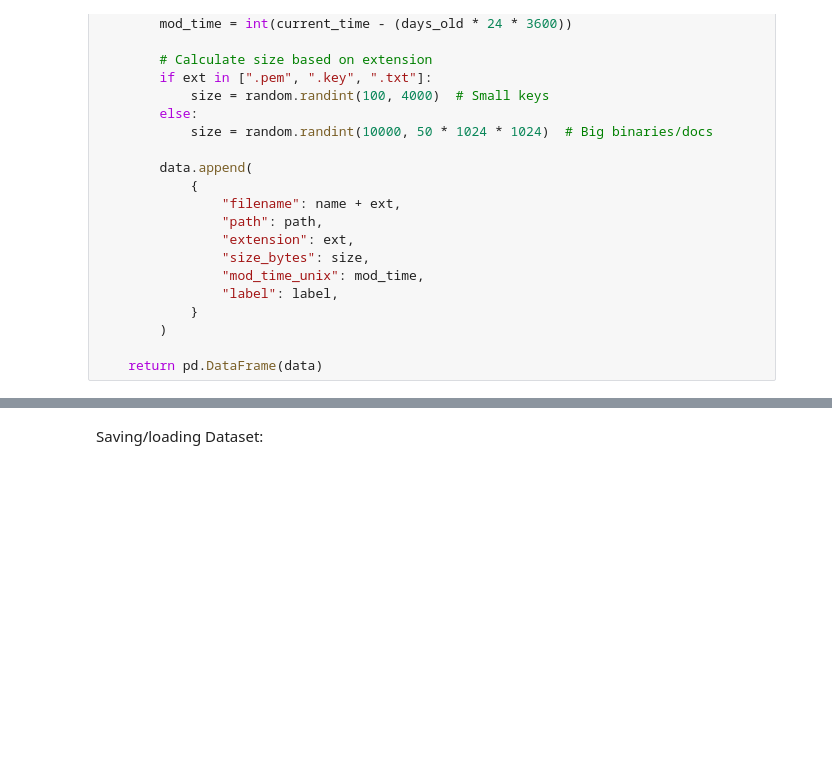
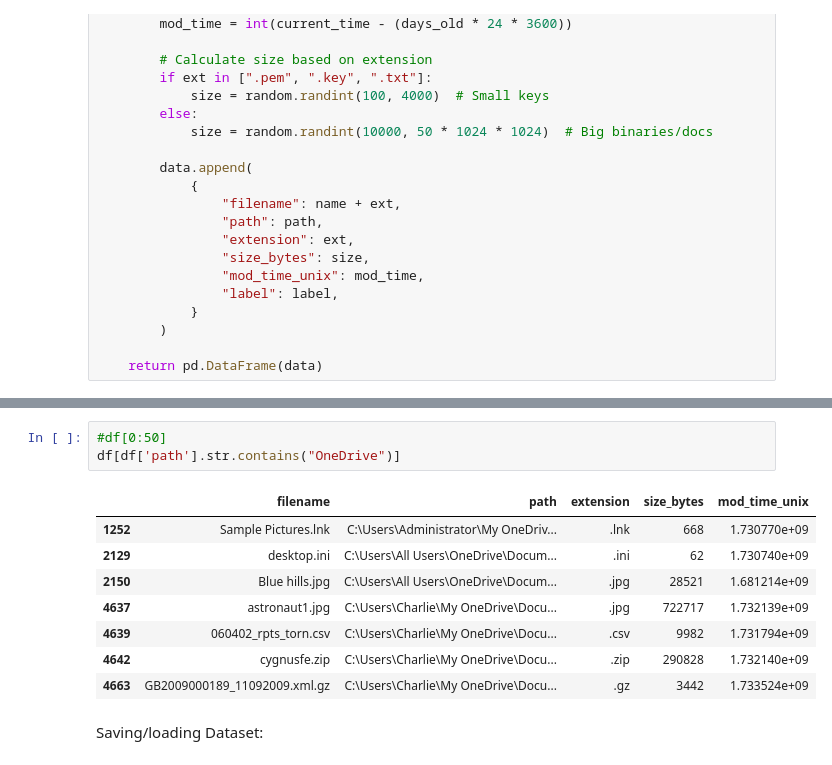
Before and after one commit to Crashededed/ML-Powered_File_Prioritization_Engine, a Jupyter notebook: src/CyberProjectDataset.ipynb, the cells around one changed output, grey strips where cells are left out. Drawn from its saved outputs; the diff is of its cells as text; blank space fills up the shorter version.

```diff
--- a/src/CyberProjectDataset.ipynb
+++ b/src/CyberProjectDataset.ipynb
@@ -120,3 +354,15 @@ def generate_dataset():
+# %%
+#df[0:50]
+df[df['path'].str.contains("OneDrive")]
+# %% [output]
+|  | filename | path | extension | size_bytes | mod_time_unix |
+| 1252 | Sample Pictures.lnk | C:\Users\Administrator\My OneDriv... | .lnk | 668 | 1.730770e+09 |
+| 2129 | desktop.ini | C:\Users\All Users\OneDrive\Docum... | .ini | 62 | 1.730740e+09 |
+| 2150 | Blue hills.jpg | C:\Users\All Users\OneDrive\Docum... | .jpg | 28521 | 1.681214e+09 |
+| 4637 | astronaut1.jpg | C:\Users\Charlie\My OneDrive\Docu... | .jpg | 722717 | 1.732139e+09 |
+| 4639 | 060402_rpts_torn.csv | C:\Users\Charlie\My OneDrive\Docu... | .csv | 9982 | 1.731794e+09 |
+| 4642 | cygnusfe.zip | C:\Users\Charlie\My OneDrive\Docu... | .zip | 290828 | 1.732140e+09 |
+| 4663 | GB2009000189_11092009.xml.gz | C:\Users\Charlie\My OneDrive\Docu... | .gz | 3442 | 1.733524e+09 |
 # %% [markdown]
 Saving/loading Dataset:
 # %%
```
Also changed, not shown: parts of 5 cells of this notebook, 2 other files.
